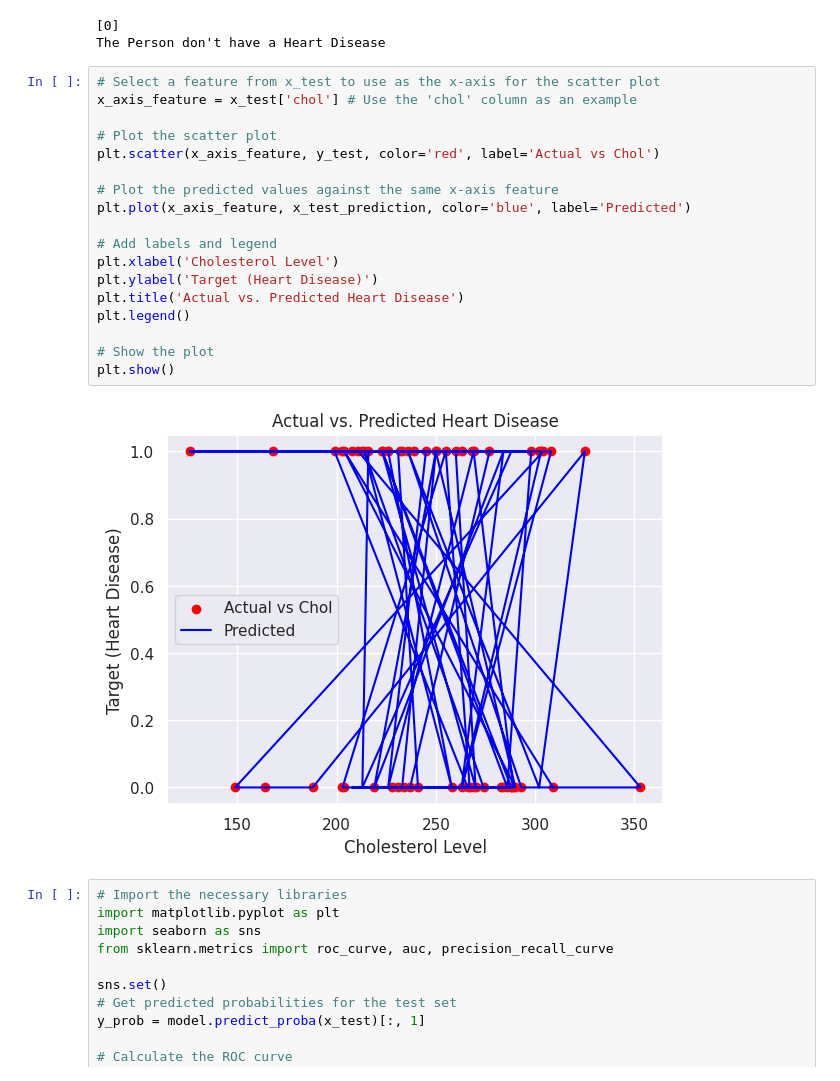
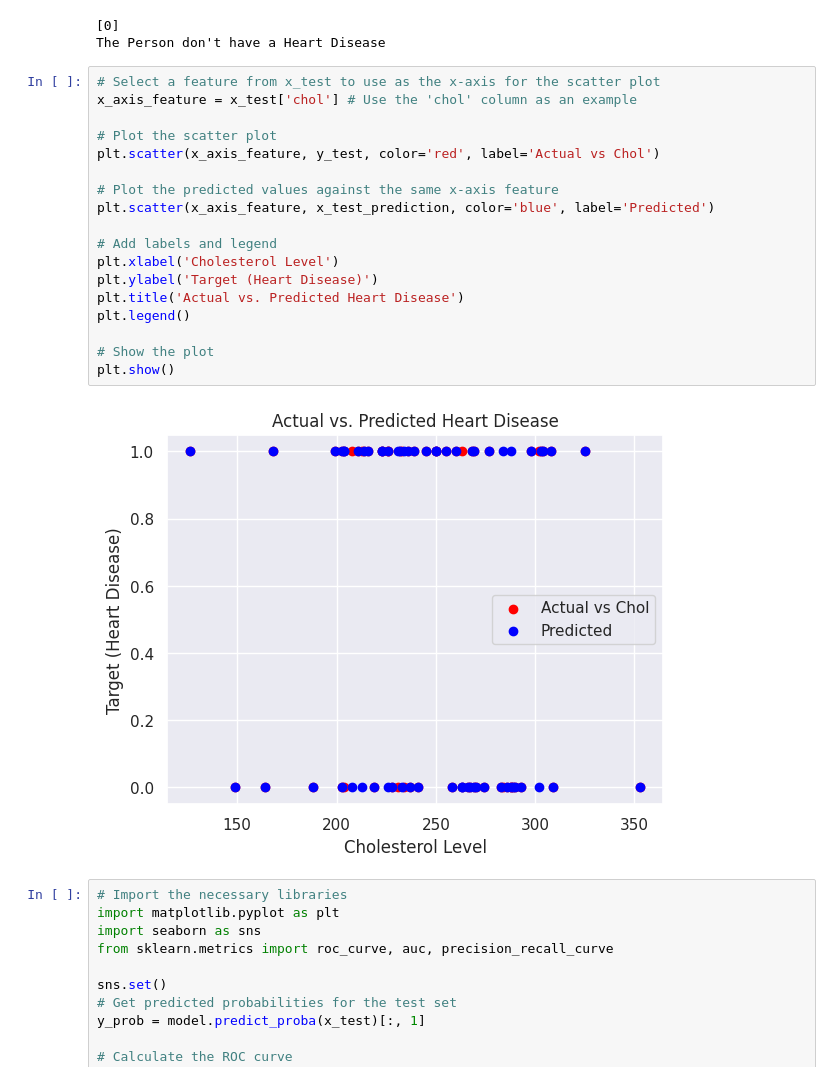
Before and after one commit to Nasar1418/Machine-Learning, a Jupyter notebook: Colab files-2/Project_4_Heart_Disease_Prediction.ipynb, the cells around one changed output. Saved outputs shown, nothing was run; the diff lists cells and outputs as text.

```diff
--- a/Colab files-2/Project_4_Heart_Disease_Prediction.ipynb
+++ b/Colab files-2/Project_4_Heart_Disease_Prediction.ipynb
@@ -175,23 +175,23 @@ The Person don't have a Heart Disease
 # %%
 # Select a feature from x_test to use as the x-axis for the scatter plot
 x_axis_feature = x_test['chol'] # Use the 'chol' column as an example
 
 # Plot the scatter plot
 plt.scatter(x_axis_feature, y_test, color='red', label='Actual vs Chol')
 
 # Plot the predicted values against the same x-axis feature
-plt.plot(x_axis_feature, x_test_prediction, color='blue', label='Predicted')
+plt.scatter(x_axis_feature, x_test_prediction, color='blue', label='Predicted')
 
 # Add labels and legend
 plt.xlabel('Cholesterol Level')
 plt.ylabel('Target (Heart Disease)')
 plt.title('Actual vs. Predicted Heart Disease')
 plt.legend()
 
 # Show the plot
 plt.show()
 # %% [output]
-[figure, old version]
+[figure, new version]
 # %%
 # Import the necessary libraries
 import matplotlib.pyplot as plt
```
